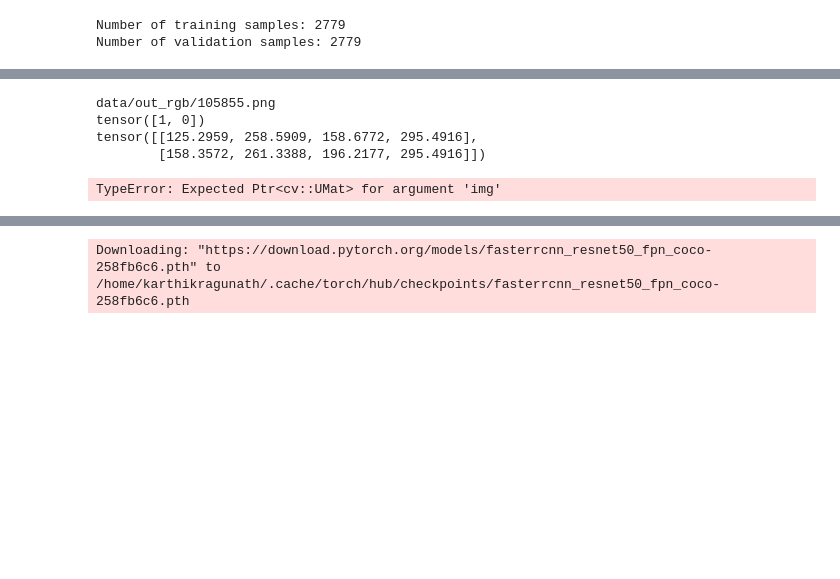
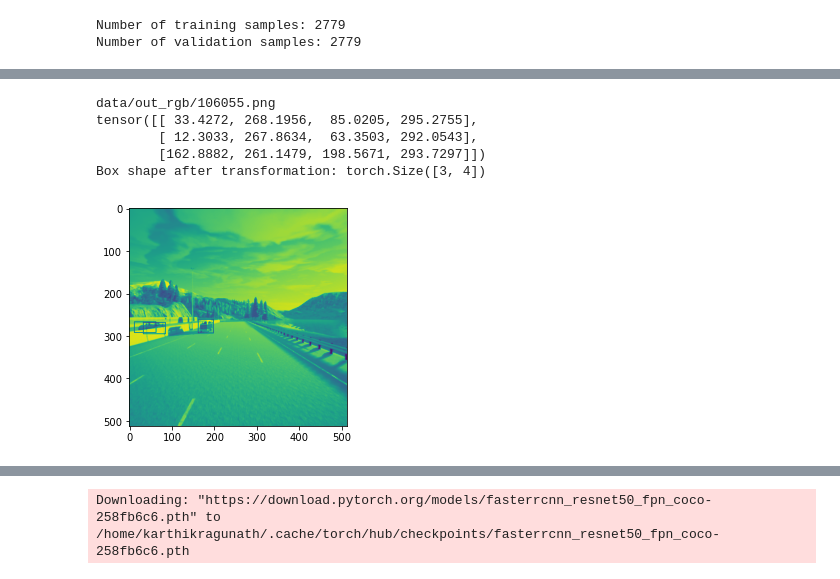
Before and after one commit to Karthik-Ragunath/Semantic-Object-Detection, a Jupyter notebook: faster_rcnn.ipynb, the cells around one changed output, grey strips where cells are left out. Cells and saved outputs as stored; diff of their text form; code cells hidden in the pictures; blank space fills up the shorter version.

```diff
--- a/faster_rcnn.ipynb
+++ b/faster_rcnn.ipynb
@@ -497,29 +518,42 @@ Shape 2: torch.Size([3, 512, 512])
 # %%
 # function to visualize a single sample
 def visualize_sample(image, target):
-    box = target['boxes'][0]
-    label = target['labels'][0]
-    # image = cv2.cvtColor(np.float32(image), cv2.COLOR_RGB2GRAY)
-    image = image.permute(1,2,0)
-    cv2.rectangle(
-        image,
-        (int(box[0]), int(box[1])), (int(box[2]), int(box[3])),
-        (0, 255, 0), 1
-    )
-    cv2.putText(
-        image, label, (int(box[0]), int(box[1]-5)),
-        cv2.FONT_HERSHEY_SIMPLEX, 0.7, (0, 0, 255), 2
-    )
-    cv2.imshow('Image', image)
+    # box = target['boxes'][0]
+    # label = target['labels'][0]
+    # # image = cv2.cvtColor(np.float32(image), cv2.COLOR_RGB2GRAY)
+    # image = image.permute(1,2,0)
+    # cv2.rectangle(
+    #     image,
+    #     (int(box[0]), int(box[1])), (int(box[2]), int(box[3])),
+    #     (0, 255, 0), 1
+    # )
+    # cv2.putText(
+    #     image, label, (int(box[0]), int(box[1]-5)),
+    #     cv2.FONT_HERSHEY_SIMPLEX, 0.7, (0, 0, 255), 2
+    # )
+
+    sampled_image = image.permute(1,2,0)
+    boxes = target['boxes']
+    labels = target['labels']
+    sampled_image = cv2.cvtColor(np.float32(sampled_image), cv2.COLOR_RGB2GRAY)
+    for box, label in zip(boxes, labels):
+        cv2.rectangle(sampled_image, (int(box[0]), int(box[1])), (int(box[2]), int(box[3])),
+                      (0, 255, 0), 1)
+    plt.imshow(sampled_image)
+    plt.imshow(sampled_image)
     cv2.waitKey(0)
 
-NUM_SAMPLES_TO_VISUALIZE = 5
-for i in range(NUM_SAMPLES_TO_VISUALIZE):
-    image, target = train_dataset[i]
-    visualize_sample(image, target)
+# NUM_SAMPLES_TO_VISUALIZE = 5
+# for i in range(NUM_SAMPLES_TO_VISUALIZE):
+#     image, target = train_dataset[i]
+#     visualize_sample(image, target)
+
+image, target = train_dataset[10]
+visualize_sample(image, target)
 # %% [output]
-data/out_rgb/105855.png
-tensor([1, 0])
-tensor([[125.2959, 258.5909, 158.6772, 295.4916],
-        [158.3572, 261.3388, 196.2177, 295.4916]])
+data/out_rgb/106055.png
+tensor([[ 33.4272, 268.1956,  85.0205, 295.2755],
+        [ 12.3033, 267.8634,  63.3503, 292.0543],
+        [162.8882, 261.1479, 198.5671, 293.7297]])
+Box shape after transformation: torch.Size([3, 4])
-TypeError: Expected Ptr<cv::UMat> for argument 'img'
+[figure, added]
```
Also changed, not shown: parts of 12 cells of this notebook, 1 other file.
